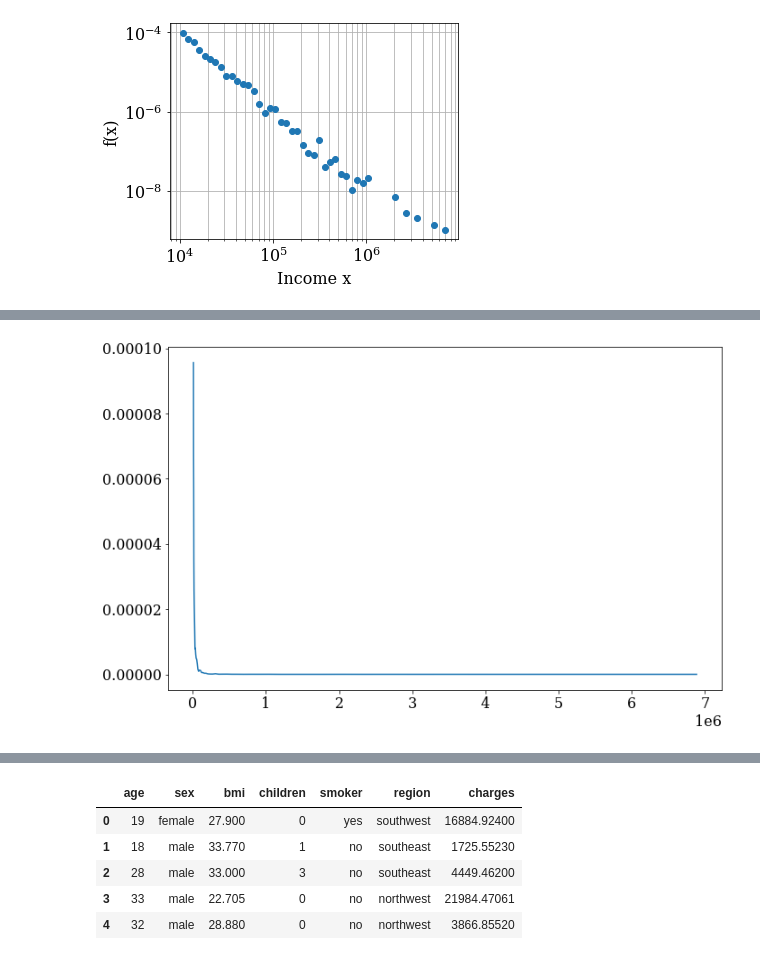
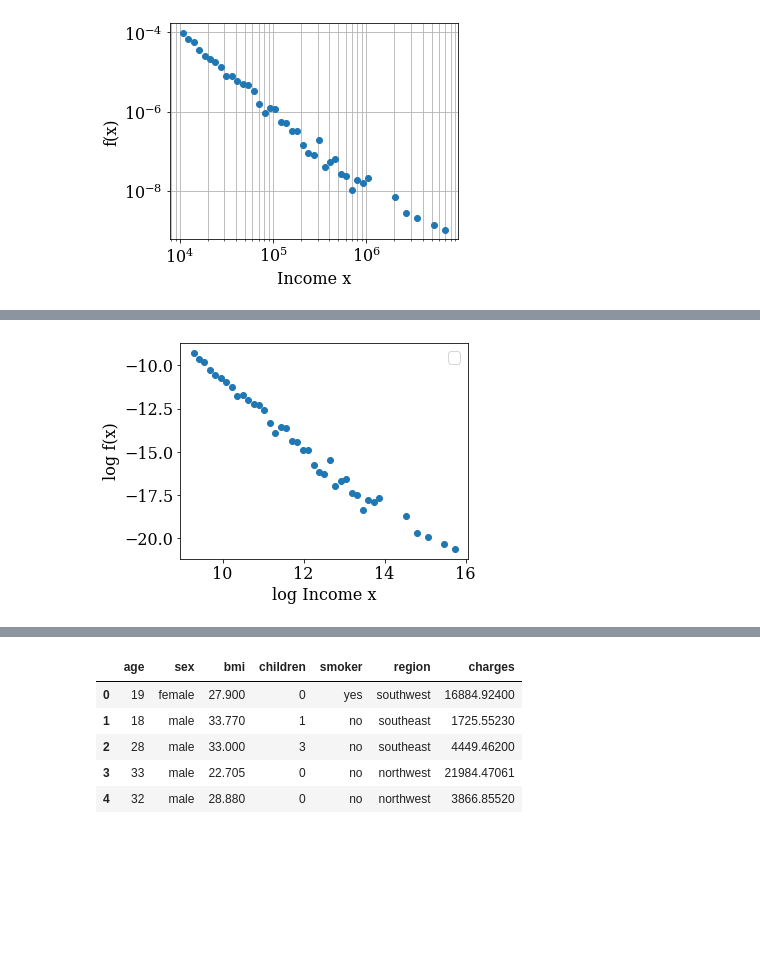
Before and after one commit to SIDIBEMoussa/Data-Science-HomeWorks, a Jupyter notebook: Income.ipynb, the cells around one changed output, grey strips where cells are left out. Cells and saved outputs as stored; diff of their text form; code cells hidden in the pictures; blank space fills up the shorter version.

```diff
--- a/Income.ipynb
+++ b/Income.ipynb
@@ -49,5 +49,13 @@ axes.grid(True,which="both",ls="-") # Shown for teaching
 # %% [output]
 [figure]
 # %%
-plt.plot(binmidpoints,h)
+fig = plt.figure(figsize=(4, 3))
+axes = fig.add_axes([0, 0, 1, 1])
+logx = np.log(binmidpoints)
+logy = np.log(h)
+axes.scatter(logx,logy)
+axes.set_xlabel("log Income x")
+axes.set_ylabel("log f(x)")
+axes.legend()
+plt.show()
 # %% [output]
@@ -55 +63 @@ plt.plot(binmidpoints,h)
-[figure, old version]
+[figure, new version]
```
Also changed, not shown: parts of 4 cells of this notebook.
